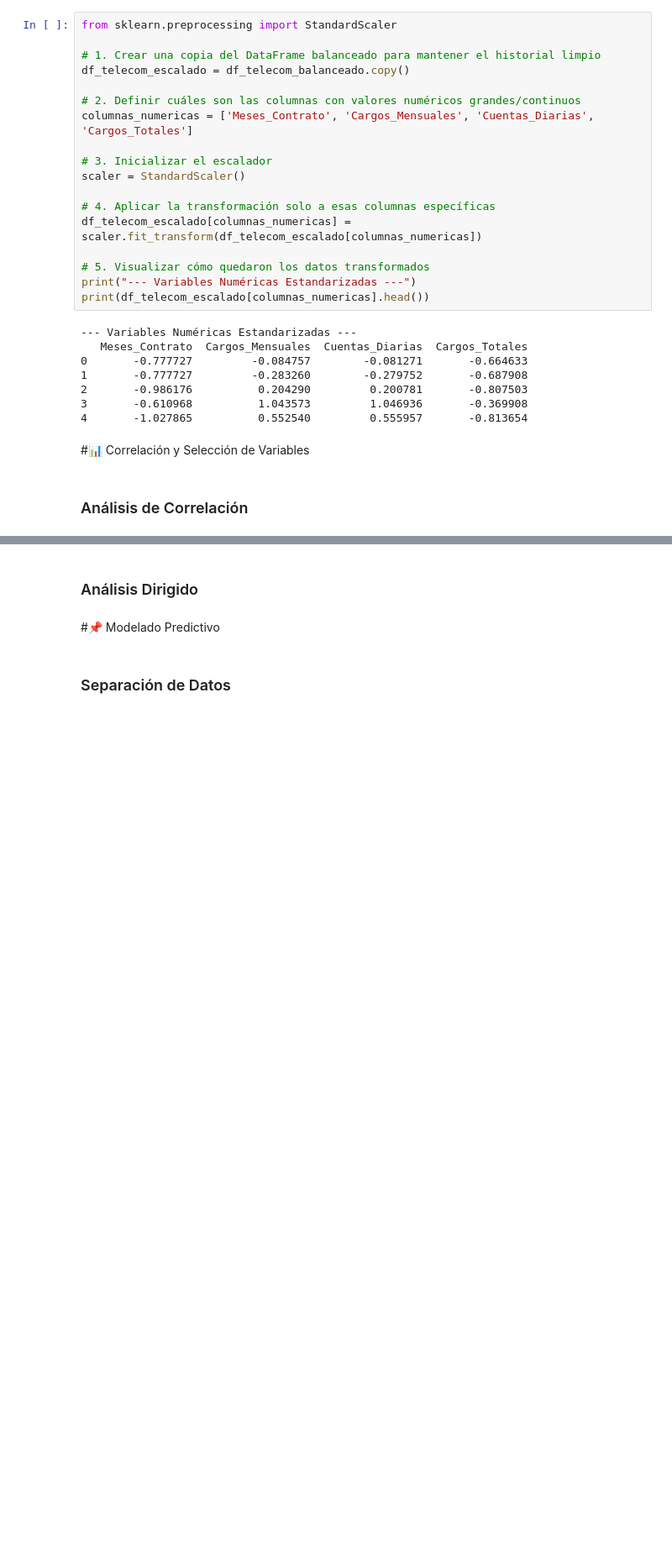
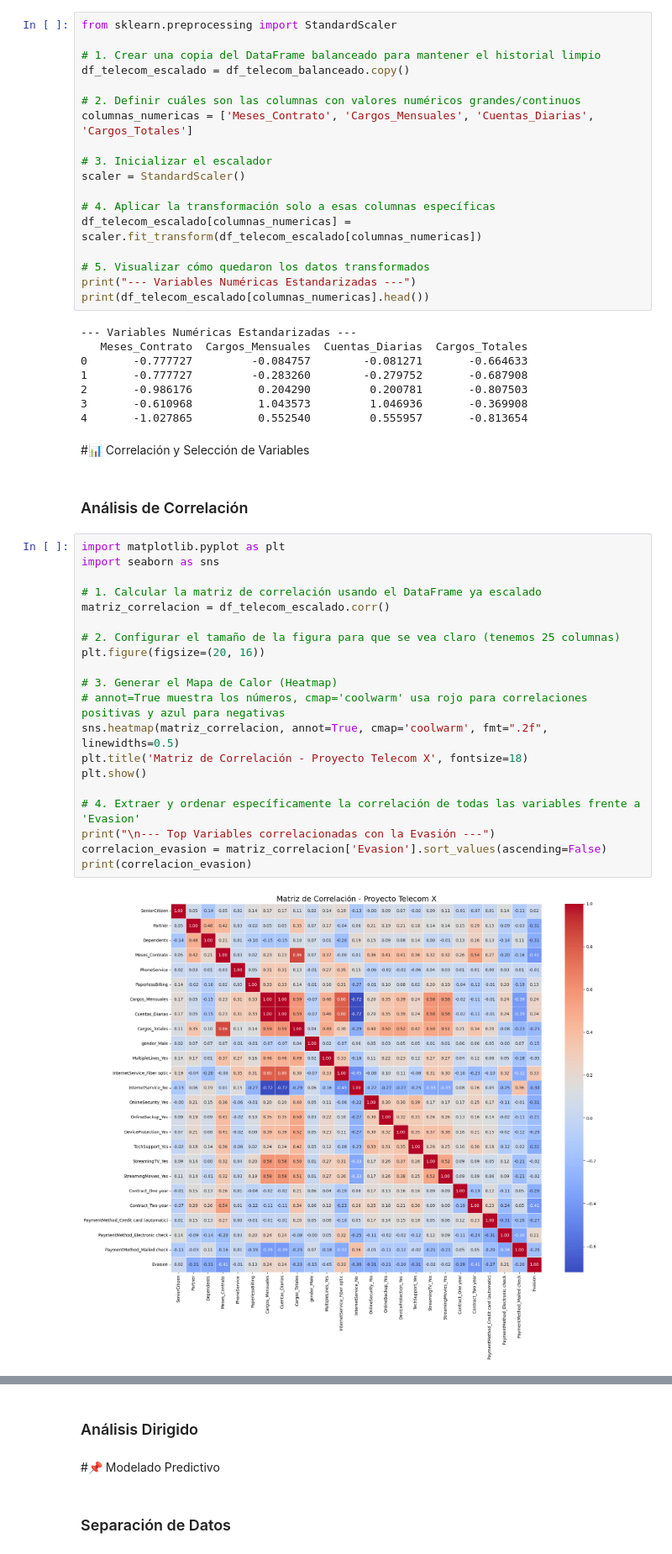
Before and after one commit to 77marco/Challenge-TelecomX-AnalisisDeEvasionDeClientes-Parte2, a Jupyter notebook: TelecomX_Parte2.ipynb, the cells around one changed output, grey strips where cells are left out. Shown at 84% size. Drawn from its saved outputs; the diff is of its cells as text; blank space fills up the shorter version.

Commit message:
Finalización de Análisis de Correlación. Generación de Matriz de Correlación y listado de variables clave.

```diff
--- a/TelecomX_Parte2.ipynb
+++ b/TelecomX_Parte2.ipynb
@@ -173,3 +173,25 @@ print(df_telecom_escalado[columnas_numericas].head())
 #📊 Correlación y Selección de Variables
 # %% [markdown]
 ### Análisis de Correlación
+# %%
+import matplotlib.pyplot as plt
+import seaborn as sns
+
+# 1. Calcular la matriz de correlación usando el DataFrame ya escalado
+matriz_correlacion = df_telecom_escalado.corr()
+
+# 2. Configurar el tamaño de la figura para que se vea claro (tenemos 25 columnas)
+plt.figure(figsize=(20, 16))
+
+# 3. Generar el Mapa de Calor (Heatmap)
+# annot=True muestra los números, cmap='coolwarm' usa rojo para correlaciones positivas y azul para negativas
+sns.heatmap(matriz_correlacion, annot=True, cmap='coolwarm', fmt=".2f", linewidths=0.5)
+plt.title('Matriz de Correlación - Proyecto Telecom X', fontsize=18)
+plt.show()
+
+# 4. Extraer y ordenar específicamente la correlación de todas las variables frente a 'Evasion'
+print("\n--- Top Variables correlacionadas con la Evasión ---")
+correlacion_evasion = matriz_correlacion['Evasion'].sort_values(ascending=False)
+print(correlacion_evasion)
+# %% [output]
+[figure, added]
```
Also changed, not shown: parts of 1 cell of this notebook.
